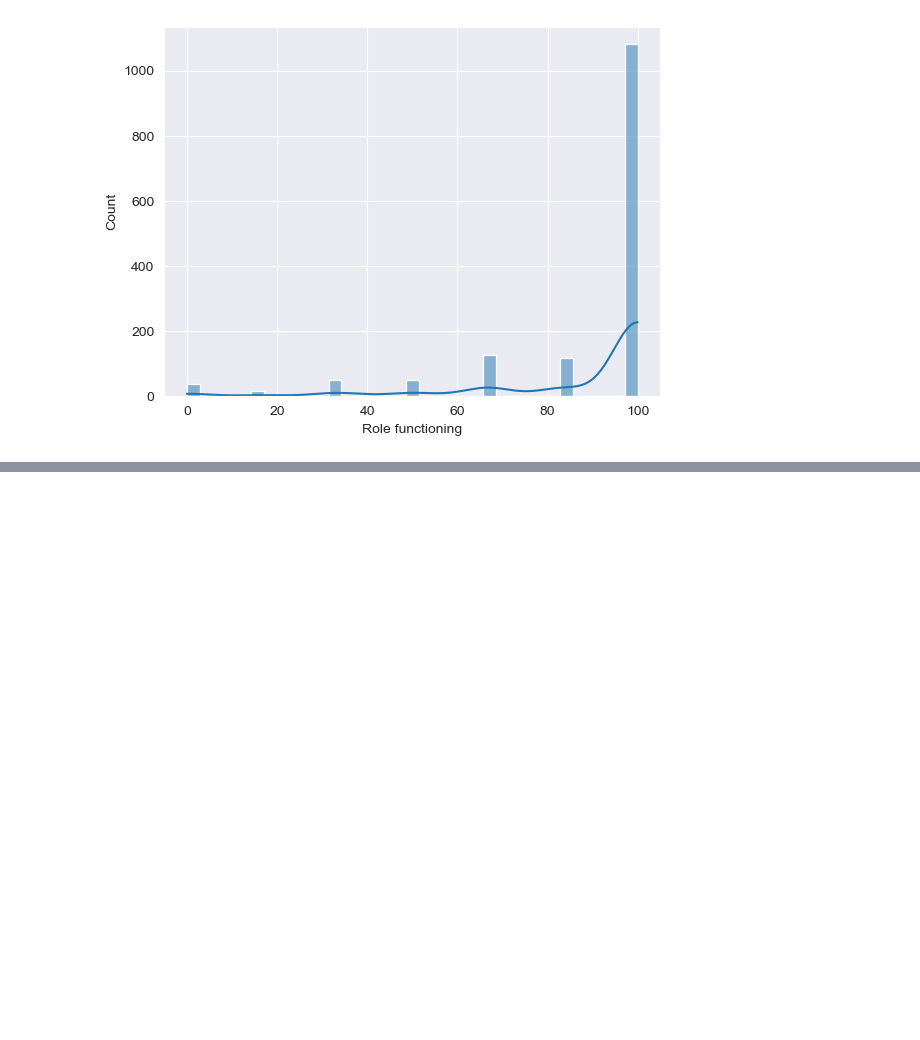
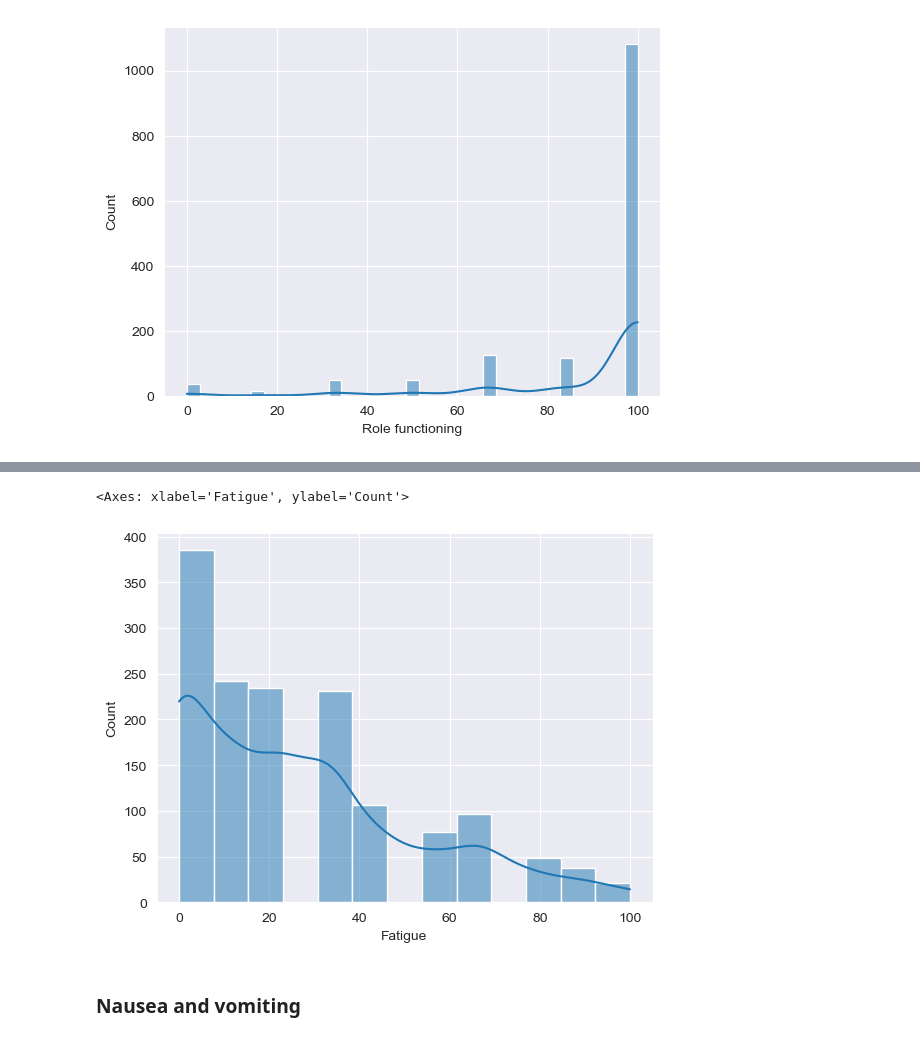
Before and after one commit to ppimas-uoc/TFG---Inteligencia-Artificial, a Jupyter notebook: Fase 2/01_EDA.ipynb, the cells around one changed output, grey strips where cells are left out. Cells and saved outputs as stored; diff of their text form; code cells hidden in the pictures; blank space fills up the shorter version.

```diff
--- a/Fase 2/01_EDA.ipynb
+++ b/Fase 2/01_EDA.ipynb
@@ -412,0 +467,18 @@ Name: count, dtype: int64
+# %%
+df_qlq_C30 = df_qlq_C30.rename(columns= {
+    'ql': 'QoL',
+    'pf': 'Physical functioning',
+    'rf': 'Role functioning',
+    'ef': 'Emotional functioning',
+    'cf': 'Cognitive functioning',
+    'sf': 'Social functioning',
+    'fa': 'Fatigue',
+    'nv': 'Nausea and vomiting',
+    'pa': 'Pain',
+    'dy': 'Dyspnea',
+    'sl': 'Insomnia',
+    'ap': 'Appetite loss',
+    'co': 'Constipation',
+    'di': 'Diarrhea',
+    'fi': 'Financial difficulties',
+})
@@ -412,0 +505,7 @@ Name: count, dtype: int64
+# %%
+sns.histplot(data=df_qlq_C30, x='Fatigue', kde=True)
+# %% [output]
+<Axes: xlabel='Fatigue', ylabel='Count'>
+[figure, added]
+# %% [markdown]
+### Nausea and vomiting
```
Also changed, not shown: parts of 33 cells of this notebook.
